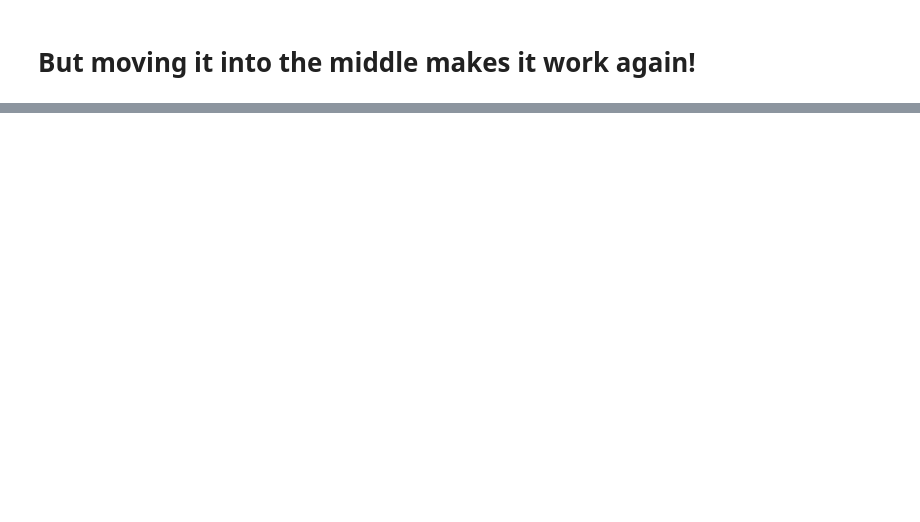
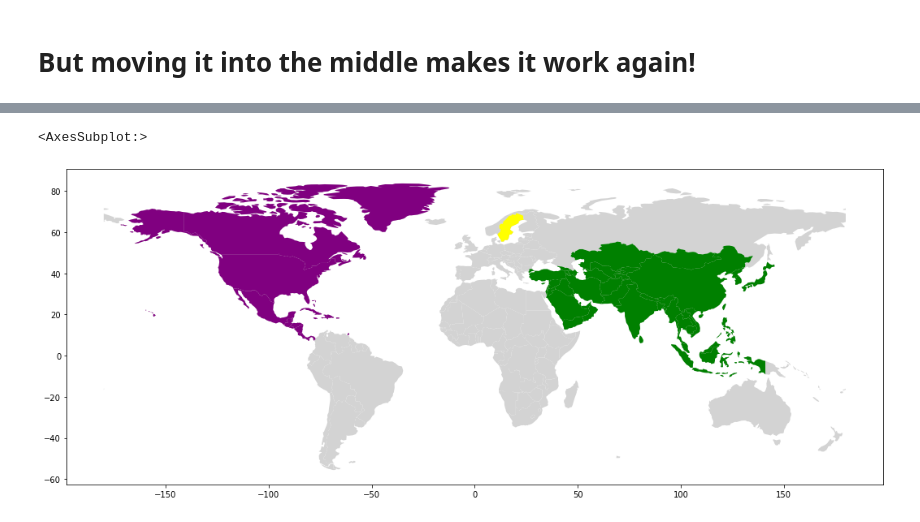
Before and after one commit to RubeRad/tcscs, a Jupyter notebook: geopandas_figsize.ipynb, the cells around one changed output, grey strips where cells are left out. Cells and saved outputs as stored; diff of their text form; code cells hidden in the pictures; blank space fills up the shorter version.

Commit message:
Applying the aspect=1 fix from stackoverflow, thx Internet!

```diff
--- a/geopandas_figsize.ipynb
+++ b/geopandas_figsize.ipynb
@@ -33,0 +52,8 @@ noam.plot(ax=axes, color='purple')
+# %%
+axes = sixc.plot(figsize=(18,10), color='lightgrey')
+asia.plot(ax=axes, color='green')
+noam.plot(ax=axes, color='purple')
+swed.plot(ax=axes, color='yellow', aspect=1)  # it's only  needed in the last one
+# %% [output]
+<AxesSubplot:>
+[figure, added]
```
Also changed, not shown: parts of 5 cells of this notebook.
